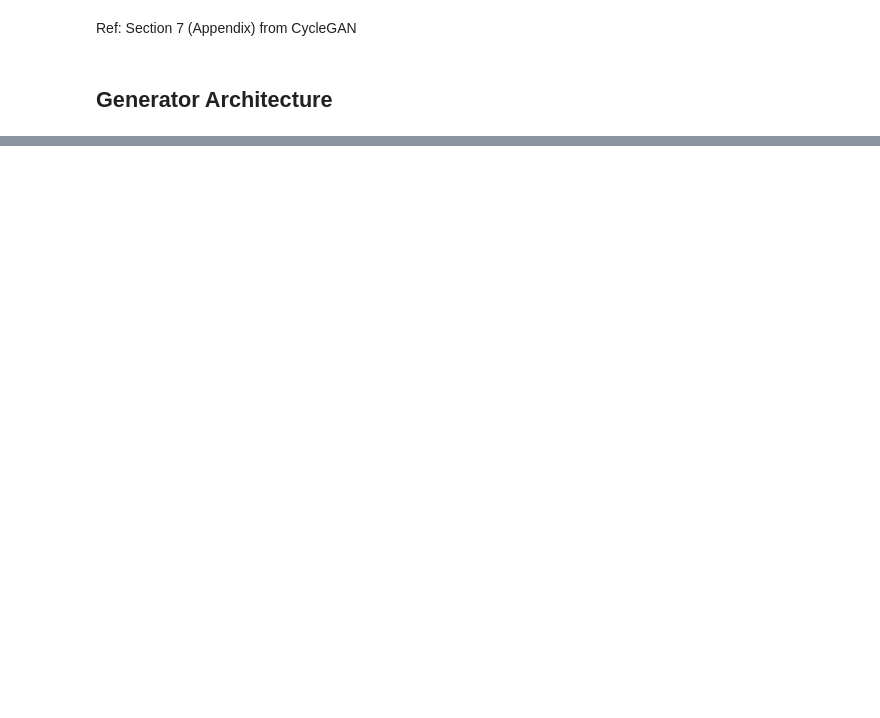
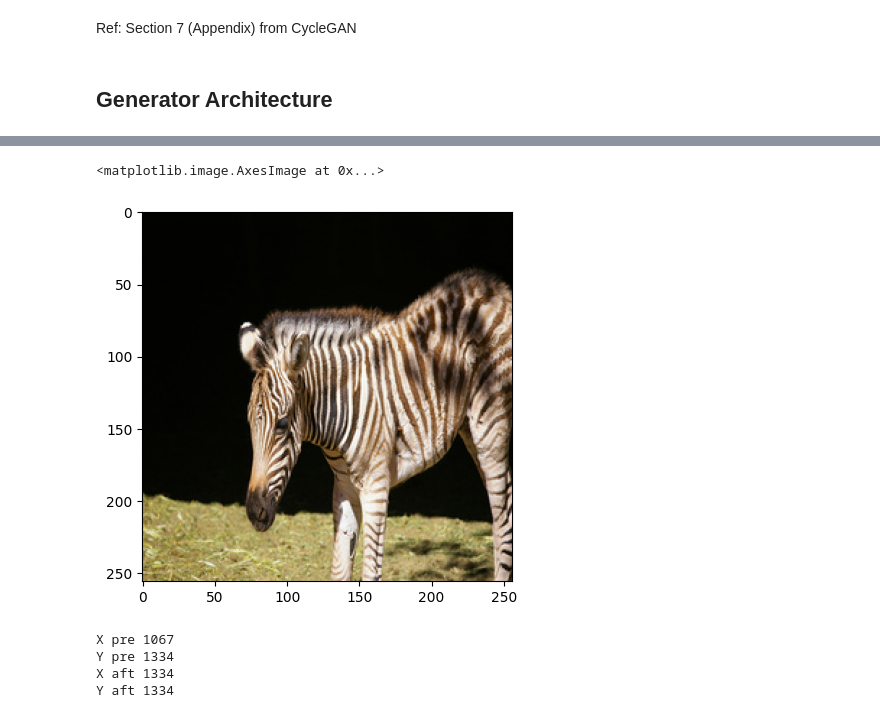
Before and after one commit to fboyle2001/advanced-computer-vision-y4, a Jupyter notebook: code/cyclegan_test.ipynb, the cells around one changed output, grey strips where cells are left out. Saved outputs shown, nothing was run; the diff lists cells and outputs as text; code cells hidden in the pictures; blank space fills up the shorter version.

```diff
--- a/code/cyclegan_test.ipynb
+++ b/code/cyclegan_test.ipynb
@@ -153,0 +336,26 @@ Todo: have a small shrink here
+# %%
+Y_dataset = ImageDataset("./cyclegan_original_data/horse2zebra/trainB")
+# %%
+plt.imshow(Y_dataset.data[random.randint(0, len(Y_dataset))].permute(1, 2, 0))
+# %% [output]
+<matplotlib.image.AxesImage at 0x...>
+[figure, added]
+# %%
+print("X pre", len(X_dataset))
+print("Y pre", len(Y_dataset))
+
+required_length = max(len(X_dataset), len(Y_dataset))
+
+X_dataset.forced_length = required_length
+Y_dataset.forced_length = required_length
+
+print("X aft", len(X_dataset))
+print("Y aft", len(Y_dataset))
+
+X_dataloader = torch.utils.data.DataLoader(X_dataset, batch_size=batch_size, shuffle=True, num_workers=0)
+Y_dataloader = torch.utils.data.DataLoader(Y_dataset, batch_size=batch_size, shuffle=True, num_workers=0)
+# %% [output]
+X pre 1067
+Y pre 1334
+X aft 1334
+Y aft 1334
```
Also changed, not shown: parts of 21 cells of this notebook, 8 other files.
